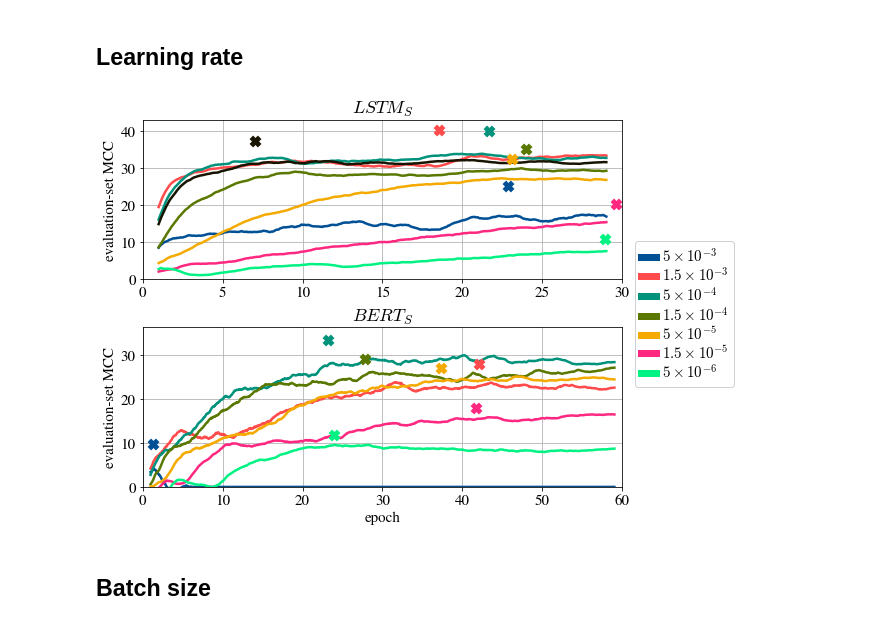
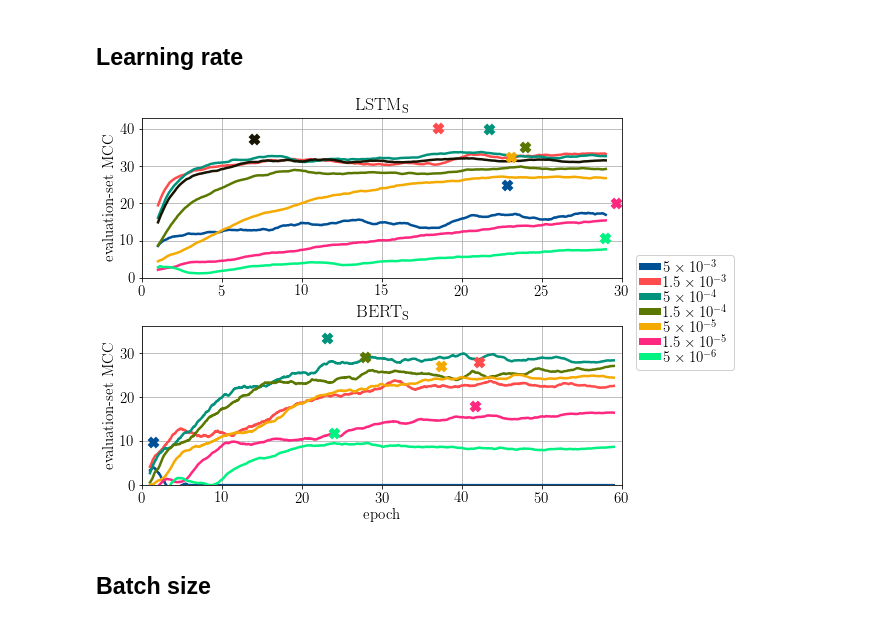
Before and after one commit to samsucik/knowledge-distil-bert, a Jupyter notebook: experiments/analysis/Analysis of distillation hyperparameters.ipynb, the cells around one changed output. Saved outputs shown, nothing was run; the diff lists cells and outputs as text; code cells hidden in the pictures.

```diff
--- a/experiments/analysis/Analysis of distillation hyperparameters.ipynb
+++ b/experiments/analysis/Analysis of distillation hyperparameters.ipynb
@@ -15,8 +15,10 @@ import hparam_exploration
 from importlib import reload
 reload(hparam_exploration)
 
-def smooth_series(x, N=5):
-    return pd.Series(x).rolling(window=N).mean().iloc[N-1:].values
+matplotlib.rcParams['text.usetex'] = True
+matplotlib.rcParams['text.latex.preamble'] = [r'\usepackage{amsmath}']
+import plotting_utils as P
+reload(P)
 
 cls = ["#005096", "#FF4B4B", "#00927B", "#5A7800", "#F4AA00", "#FF2881",
        "#00F283", "#171401", "#f3ff4d", "#81B9EF", "#B9F310", "#626262"]
@@ -31,8 +33,6 @@ def get_metric_name(task_name):
     elif task_name == "sst-2": return "acc"
     elif task_name == "sara": return "f1-micro"
     else: raise ValueError(task_name)
-
-leg_lw = 7
 # %% [markdown]
 # Heatmap plots
 # %% [markdown]
@@ -281,15 +281,7 @@ min=77.63, max=87.11
 ## Plotting function
 # %%
 sf = 2.0
-leg_kwargs = {
-    "labelspacing": 0.1,
-    "borderpad": 0.4,
-    "handletextpad": 0.4,
-    "borderaxespad": 0.3,
-    "framealpha": 0.9,
-    "columnspacing": 1.0,
-    "handlelength": 1.0,
-}
+
 
 def plot_linear(group, ax, smooth_factor=0.5, ylabel="MCC", xlabel="epoch", legcols=1,
                 title=None, shade=False, bottom=None, top=None, legtitle=None, yticks=None,
@@ -344,36 +336,25 @@ def plot_linear(group, ax, smooth_factor=0.5, ylabel="MCC", xlabel="epoch", legc
     ax.set_axisbelow(True)
     ax.grid()
     return ax
-
-def unify_legend_outside(fig, axs, alternate_lws=[leg_lw]):
-    ax = fig.add_subplot(1, 1, 1)
-    ax.set_axis_off()
-    handles, labels = axs[-1].get_legend_handles_labels()
-    legend = ax.legend(handles, labels, bbox_to_anchor=(1.0, 0.5), loc='center right',
-               bbox_transform=fig.transFigure, **leg_kwargs)
-    for i, legobj in enumerate(legend.legendHandles):
-        legobj.set_linewidth(alternate_lws[i % len(alternate_lws)])
-    for a in axs:
-        a.get_legend().remove()
 # %% [markdown]
 ## Learning rate
 # %%
 fig, axs = plt.subplots(nrows=2, ncols=1, figsize=(9, 6))
-for (model, title), ax in zip([("", "$LSTM_S$"), ("-bert", "$BERT_S$")], axs):
+for (model, title), ax in zip([("", P.make_latex_label("LSTM")), ("-bert", P.make_latex_label("BERT"))], axs):
     plot_linear(group="lr"+model, ax=ax, smooth_factor=sf, legcols=4, xlabel=None, title=title,
                bottom=-0.02)
 axs[-1].set_xlabel("epoch")
 unify_legend_outside(fig, axs)
 plt.subplots_adjust(
     left  = 0.08,
     right = 0.82,
     bottom = 0.1,
     top = 0.95,
     hspace = 0.3)
 plt.show()
 fig.savefig("img/exploration-lr.pdf")
 # %% [output]
-[figure, old version]
+[figure, new version]
 # %% [markdown]
 ## Batch size
 # %%
```
Also changed, not shown: parts of 6 cells of this notebook, 20 other files.
